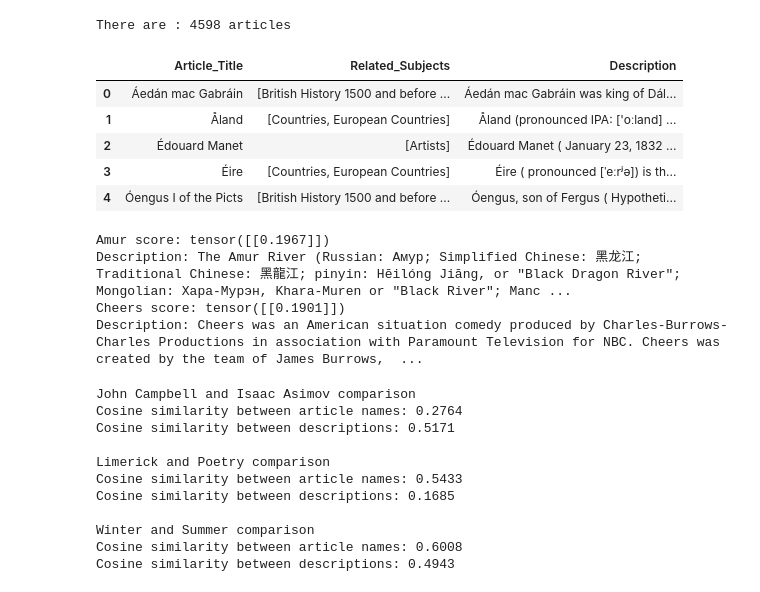
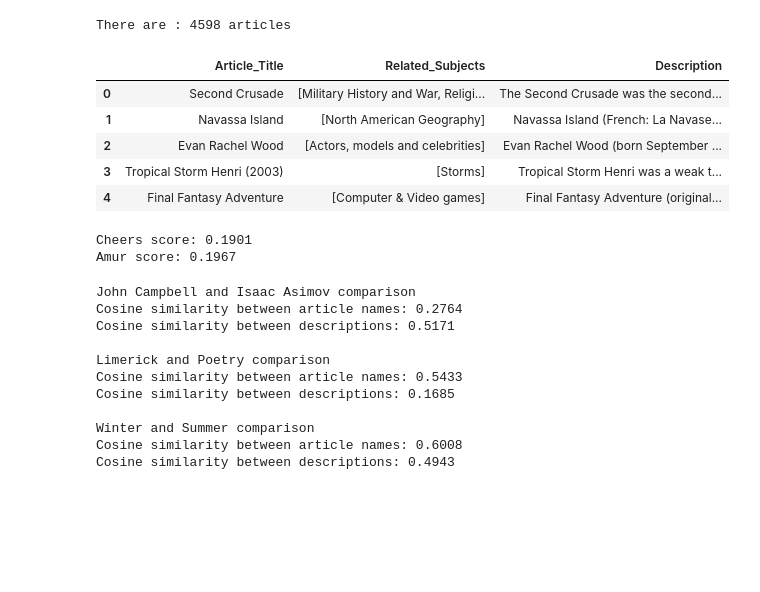
Before and after one commit to angelpras/epfl_ADA_project, a Jupyter notebook: results.ipynb, the cells around one changed output. Saved outputs shown, nothing was run; the diff lists cells and outputs as text; code cells hidden in the pictures; blank space fills up the shorter version.

```diff
--- a/results.ipynb
+++ b/results.ipynb
@@ -15,18 +17,18 @@ from sentence_transformers import SentenceTransformer, util
 # %%
 data_path = os.path.abspath(os.path.join(os.getcwd(), 'data'))
 articles_path = os.path.join(data_path, 'plaintext_articles')
 
-result = process_articles_directory(articles_path)
-df = pd.DataFrame(result, columns=['Article_Title', 'Related_Subjects', 'Description'])
+parsed_articles = process_articles_directory(articles_path)
+df = pd.DataFrame(parsed_articles, columns=['Article_Title', 'Related_Subjects', 'Description'])
 print(f"There are : {len(df)} articles")
 df.head()
 # %% [output]
 There are : 4598 articles
 |  | Article_Title | Related_Subjects | Description |
-| 0 | Áedán mac Gabráin | [British History 1500 and before ... | Áedán mac Gabráin was king of Dál... |
-| 1 | Åland | [Countries, European Countries] | Åland (pronounced IPA: ['oːland] ... |
-| 2 | Édouard Manet | [Artists] | Édouard Manet ( January 23, 1832 ... |
-| 3 | Éire | [Countries, European Countries] | Éire ( pronounced [ˈeːrʲə]) is th... |
-| 4 | Óengus I of the Picts | [British History 1500 and before ... | Óengus, son of Fergus ( Hypotheti... |
+| 0 | Second Crusade | [Military History and War, Religi... | The Second Crusade was the second... |
+| 1 | Navassa Island | [North American Geography] | Navassa Island (French: La Navase... |
+| 2 | Evan Rachel Wood | [Actors, models and celebrities] | Evan Rachel Wood (born September ... |
+| 3 | Tropical Storm Henri (2003) | [Storms] | Tropical Storm Henri was a weak t... |
+| 4 | Final Fantasy Adventure | [Computer & Video games] | Final Fantasy Adventure (original... |
 # %%
 model = SentenceTransformer("all-MiniLM-L6-v2")
@@ -36,11 +38,8 @@ df['Description_embedding'] = df['Description'].apply(model.encode, engine='numb
 # %%
-for row in df.itertuples():
-    score = util.dot_score(row.Article_Title_embedding,row.Description_embedding)
+for title in embedded_articles:
+    score = util.dot_score(*embedded_articles[title])
     if score < 0.2:
-        print(f"{row.Article_Title} score: {score}")
-        print(f"Description: {row.Description}")
+        print(f"{title} score: {float(score):.4f}")
 # %% [output]
-Amur score: tensor([[0.1967]])
-Description: The Amur River (Russian: Амур; Simplified Chinese: 黑龙江; Traditional Chinese: 黑龍江; pinyin: Hēilóng Jiāng, or "Black Dragon River"; Mongolian: Хара-Мурэн, Khara-Muren or "Black River"; Manc ...
-Cheers score: tensor([[0.1901]])
-Description: Cheers was an American situation comedy produced by Charles-Burrows-Charles Productions in association with Paramount Television for NBC. Cheers was created by the team of James Burrows,  ...
+Cheers score: 0.1901
+Amur score: 0.1967
```
Also changed, not shown: parts of 14 cells of this notebook, 3 other files.
